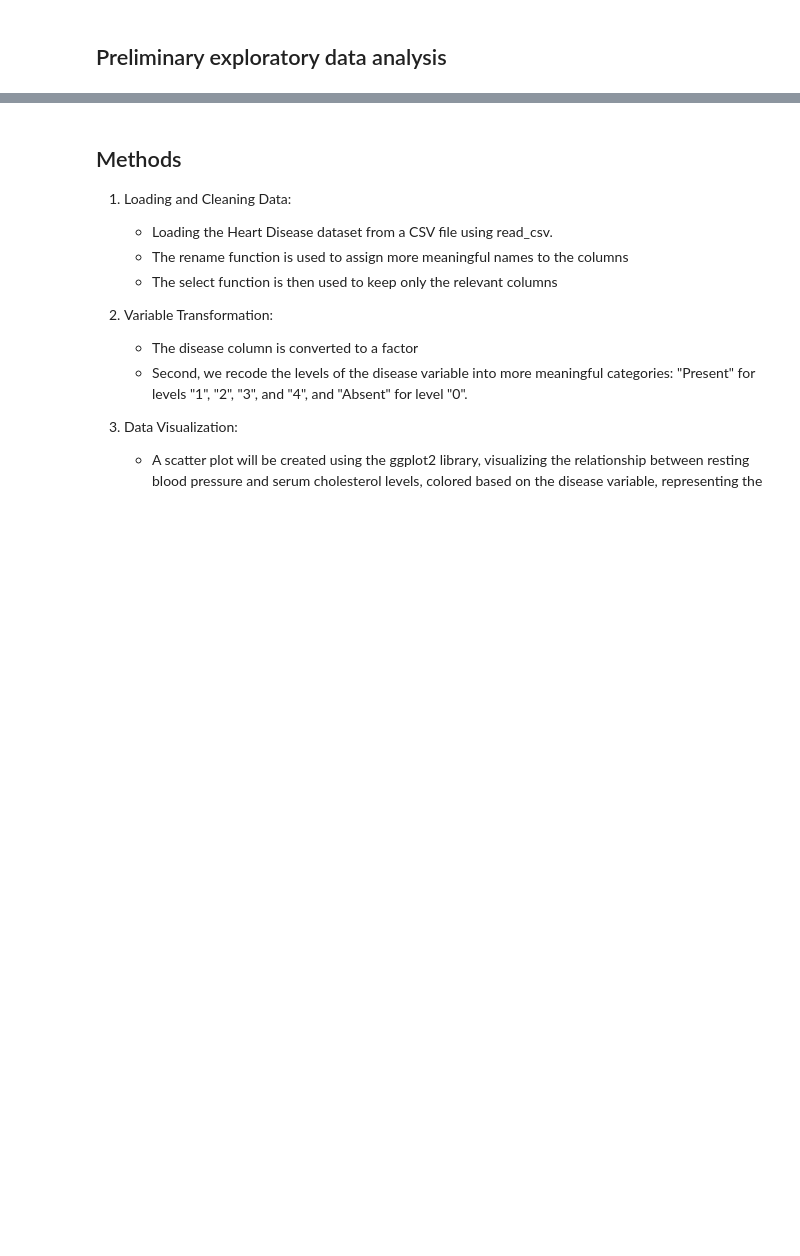
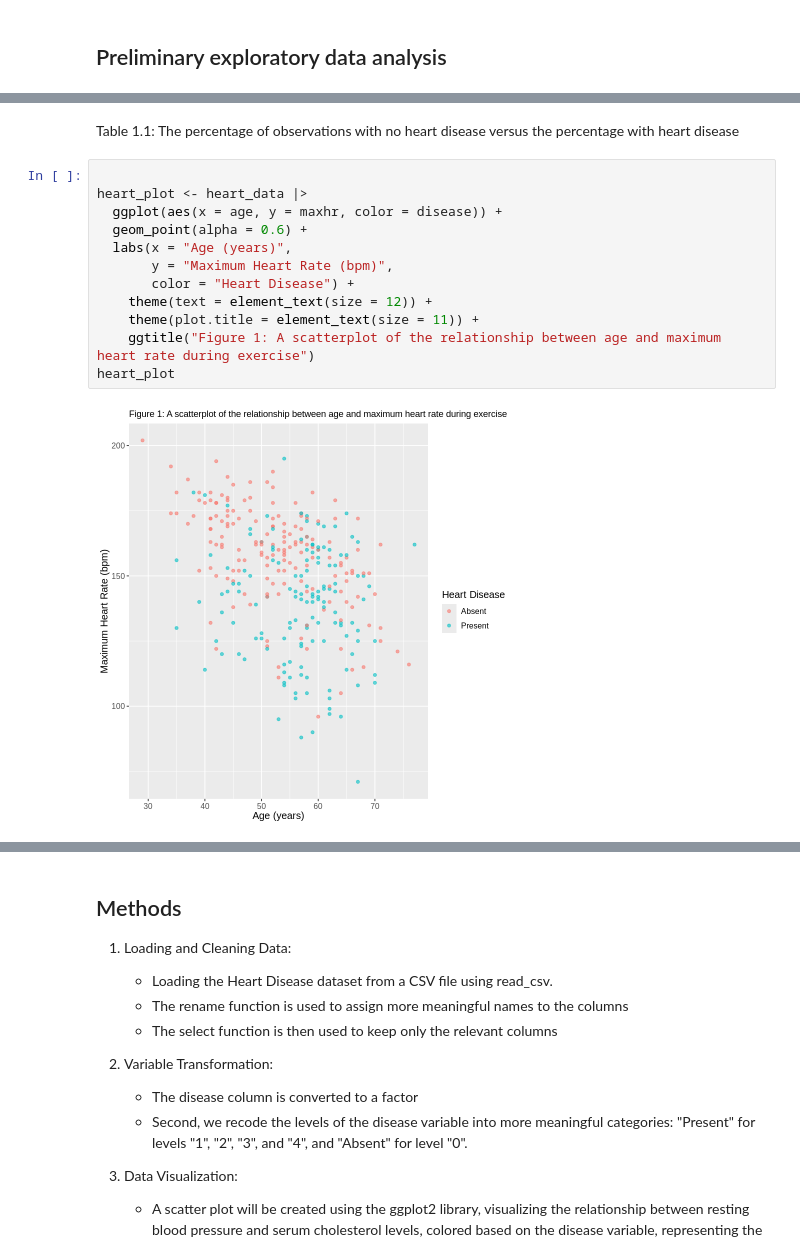
Before and after one commit to Isabella72/Group_project, a Jupyter notebook: Project Report.ipynb, the cells around one changed output, grey strips where cells are left out. Drawn from its saved outputs; the diff is of its cells as text; blank space fills up the shorter version.

Commit message:
Added figure and table legends

```diff
--- a/Project Report.ipynb
+++ b/Project Report.ipynb
@@ -75,3 +60,19 @@ A tibble: 2 × 3
+# %% [markdown]
+Table 1.1: The percentage of observations with no heart disease versus the percentage with heart disease
+# %%
+
+heart_plot <- heart_data |>
+  ggplot(aes(x = age, y = maxhr, color = disease)) +
+  geom_point(alpha = 0.6) +
+  labs(x = "Age (years)",
+       y = "Maximum Heart Rate (bpm)",
+       color = "Heart Disease") +
+    theme(text = element_text(size = 12)) +
+    theme(plot.title = element_text(size = 11)) +
+    ggtitle("Figure 1: A scatterplot of the relationship between age and maximum heart rate during exercise")
+heart_plot
+# %% [output]
+[figure, added]
 # %%
 set.seed(4422)
 # create the 25/75 split of the data into training and testing
```
Also changed, not shown: parts of 7 cells of this notebook.
